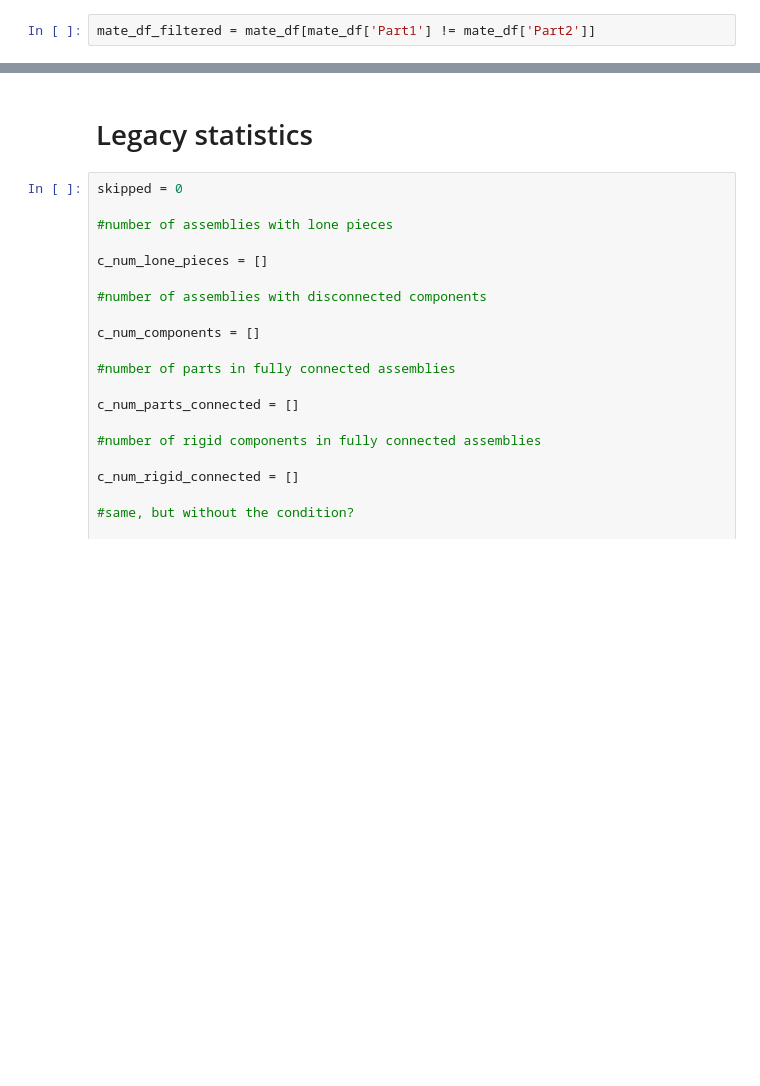
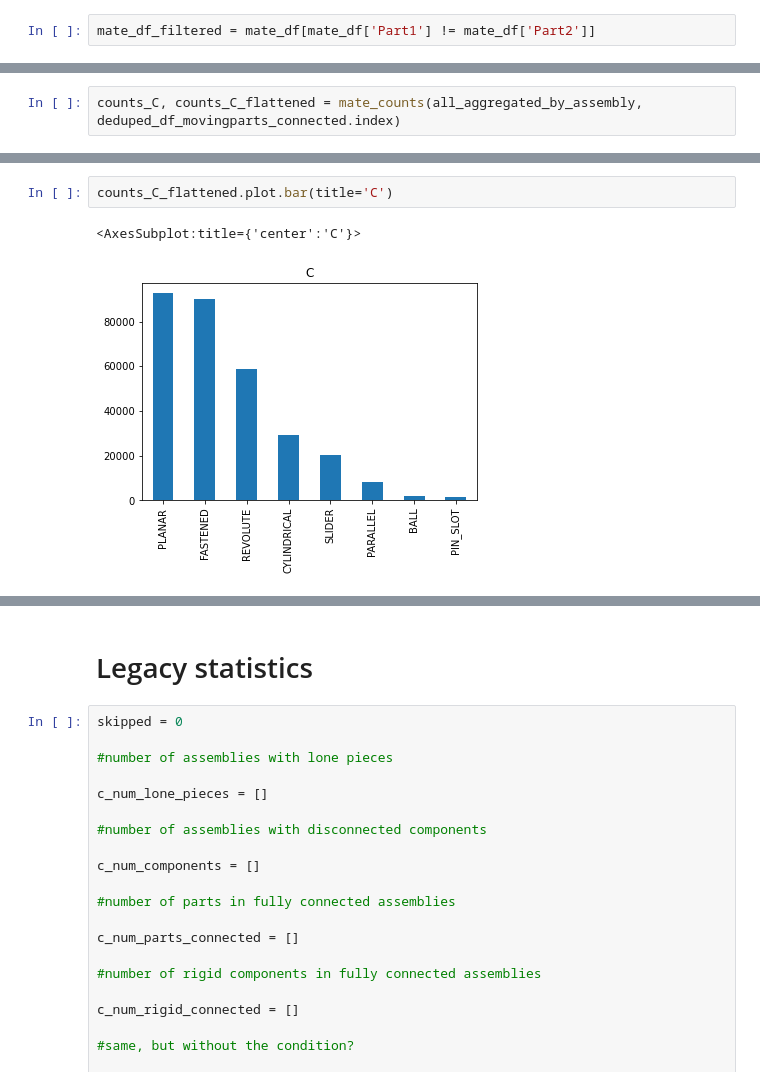
Before and after one commit to ShnitzelKiller/Mechanical, a Jupyter notebook: mechanical/statistics.ipynb, the cells around one changed output, grey strips where cells are left out. Drawn from its saved outputs; the diff is of its cells as text; blank space fills up the shorter version.

```diff
--- a/mechanical/statistics.ipynb
+++ b/mechanical/statistics.ipynb
@@ -265,0 +328,2 @@ mate_duplicates.loc['10-MS8WYyXlytoCXG1pZ-MMb6JZl4ks61uaBwr']
+# %%
+counts_C, counts_C_flattened = mate_counts(all_aggregated_by_assembly, deduped_df_movingparts_connected.index)
@@ -265,0 +344,5 @@ mate_duplicates.loc['10-MS8WYyXlytoCXG1pZ-MMb6JZl4ks61uaBwr']
+# %%
+counts_C_flattened.plot.bar(title='C')
+# %% [output]
+<AxesSubplot:title={'center':'C'}>
+[figure, added]
```
Also changed, not shown: parts of 82 cells of this notebook.
